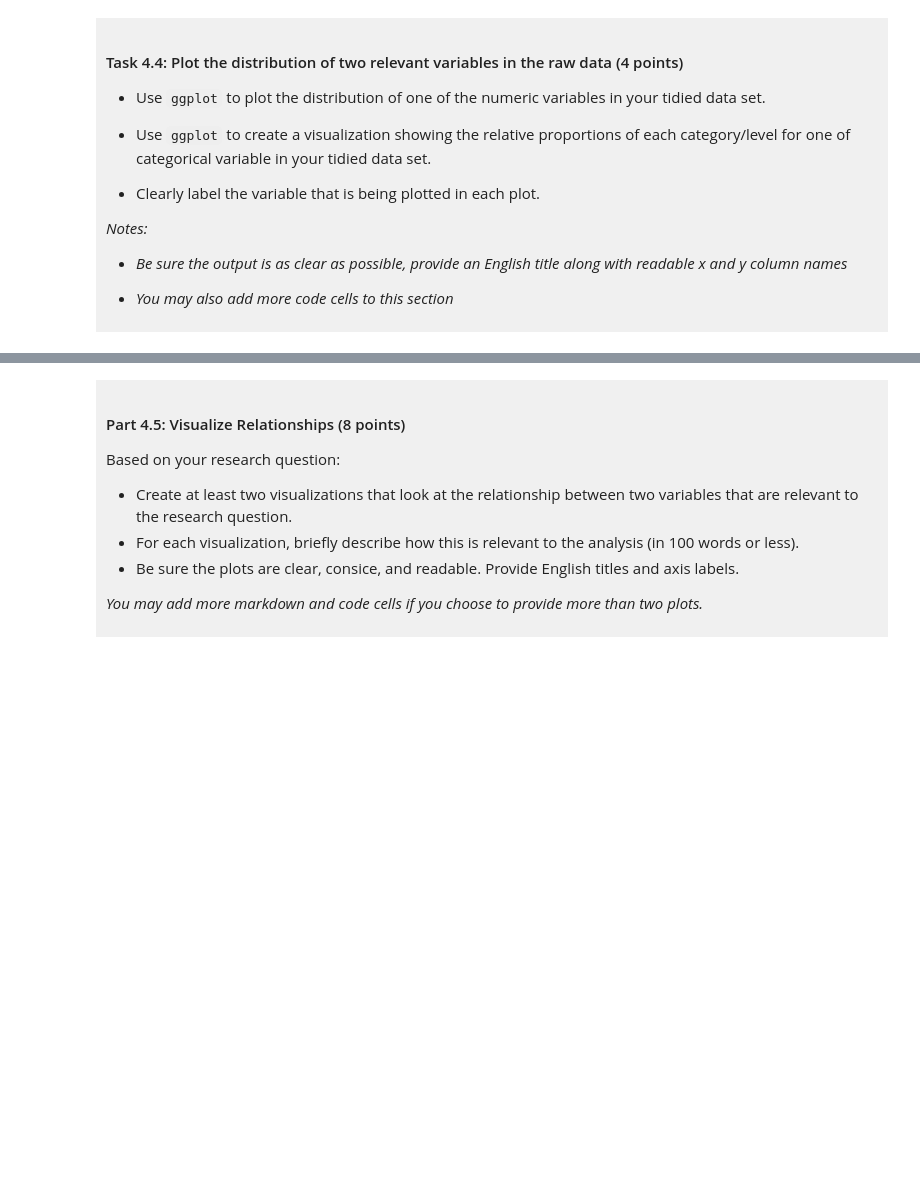
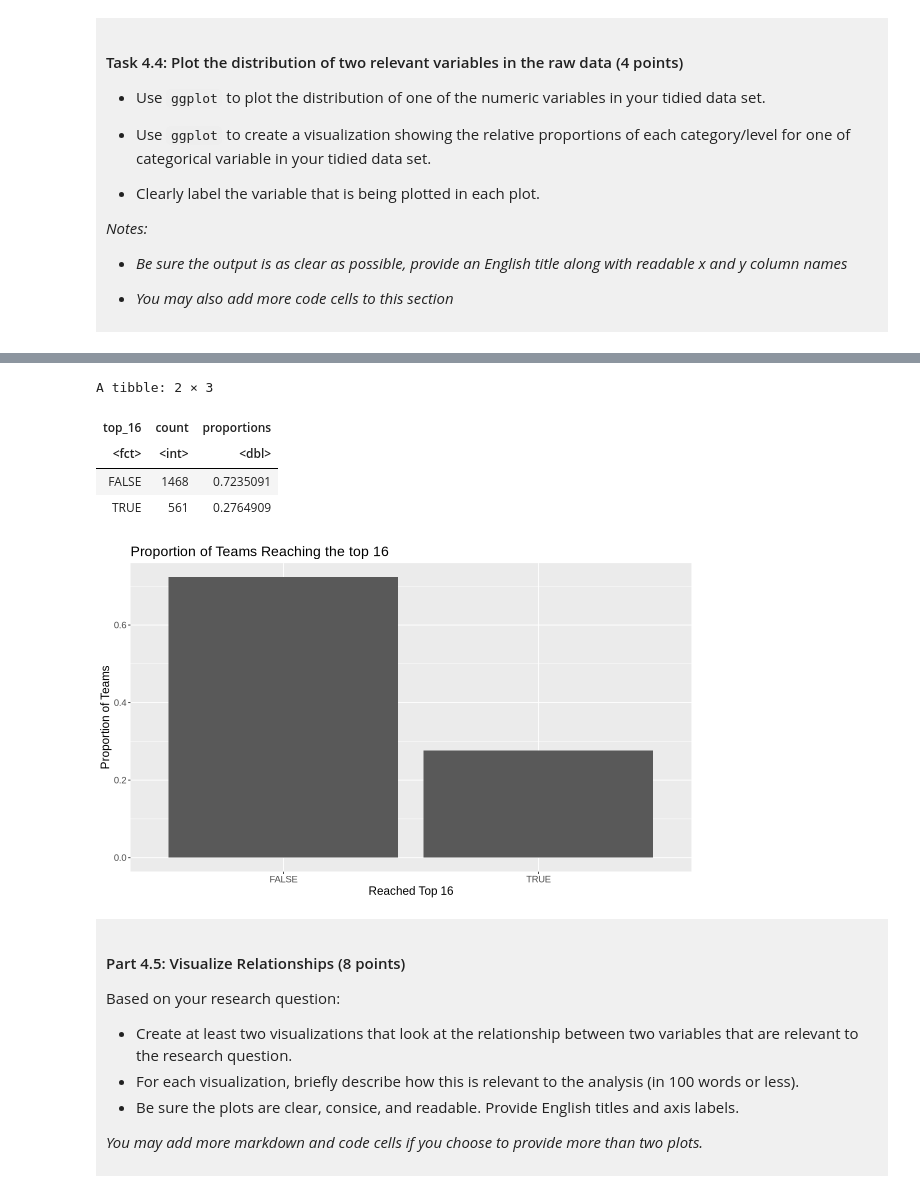
Before and after one commit to cabetsung/dsci-100-project-cabet-sung, a Jupyter notebook: dsci-100-project-notebook.ipynb, the cells around one changed output, grey strips where cells are left out. Drawn from its saved outputs; the diff is of its cells as text; code cells hidden in the pictures; blank space fills up the shorter version.

```diff
--- a/dsci-100-project-notebook.ipynb
+++ b/dsci-100-project-notebook.ipynb
@@ -346,5 +377,23 @@ You will refine your research question (if needed) and produce a tidy data set.
 # %%
-### EDIT THIS CODE CELL FOR PLOT 2 ###
+t16<-tidyball|>
+    group_by(top_16)|>
+    summarize(count=n())|>
+    mutate(proportions = count/sum(count))
+t16
+
+plot2<-t16|>
+    ggplot(aes(x=top_16, y=proportions))+
+    geom_bar(stat="identity") +
+    labs(x="Reached Top 16", y="Proportion of Teams", title="Proportion of Teams Reaching the top 16") +
+    theme(text = element_text(size = 14))
+plot2
+# %% [output]
+A tibble: 2 × 3
+| top_16 | count | proportions |
+| <fct> | <int> | <dbl> |
+| FALSE | 1468 | 0.7235091 |
+| TRUE | 561 | 0.2764909 |
+[figure, added]
 # %% [markdown]
 <div style="background-color: #f0f0f0; padding: 10px;">
 
```
Also changed, not shown: parts of 12 cells of this notebook.
